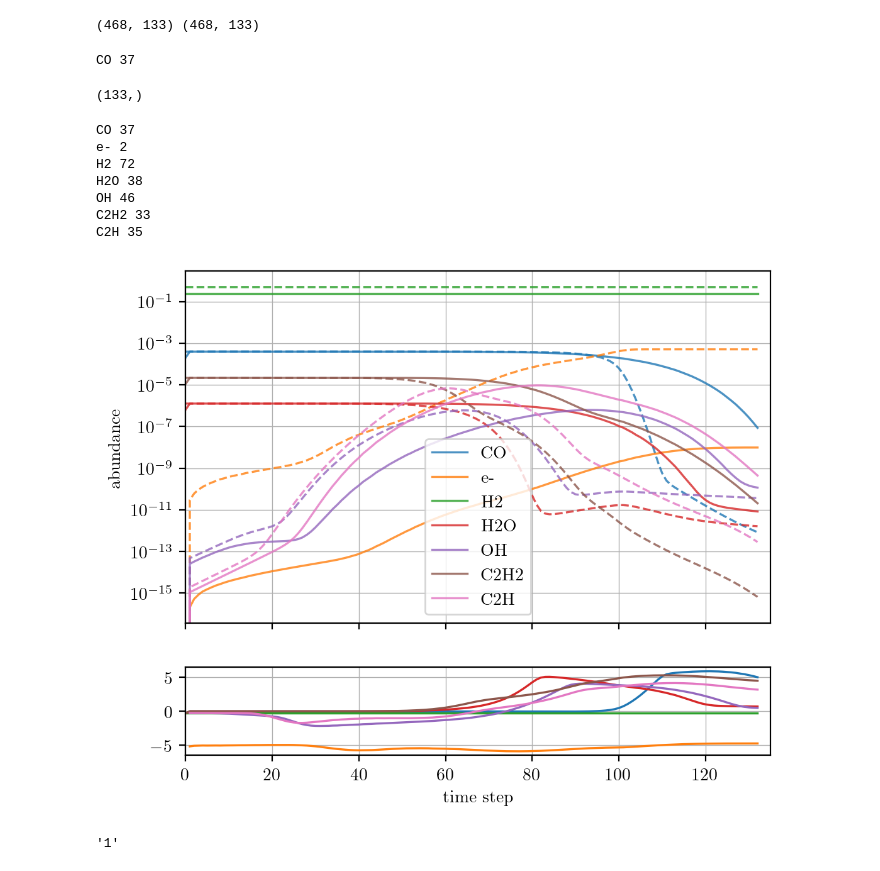
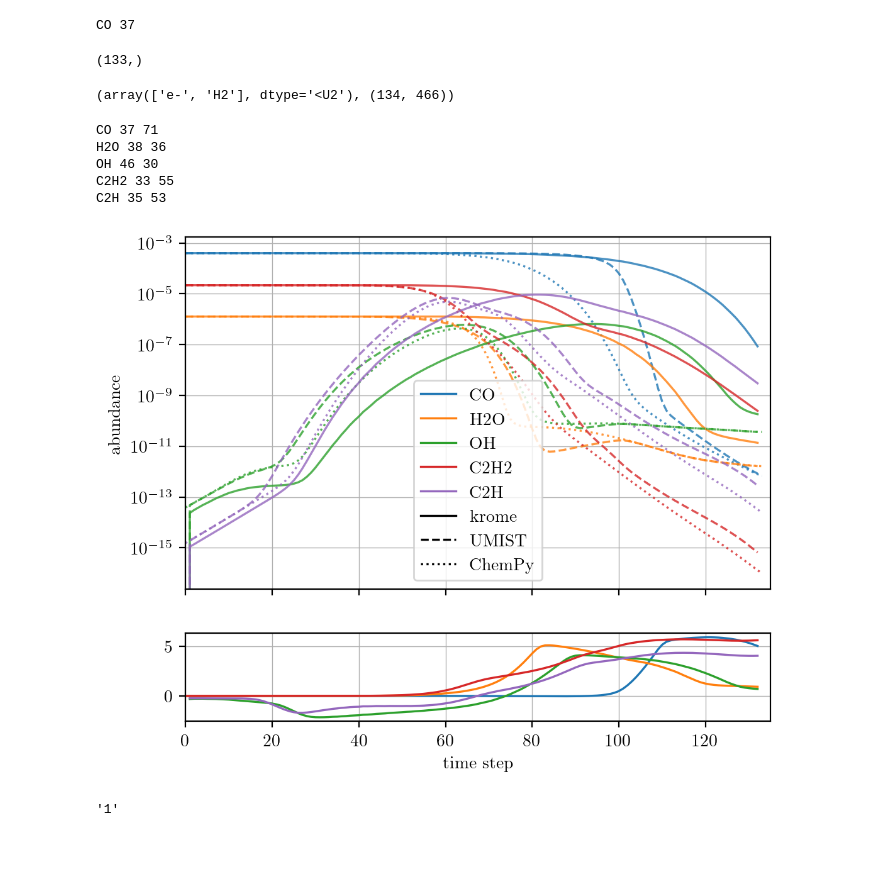
Before and after one commit to IvS-KULeuven/krome-CSE, a Jupyter notebook: benchmarkKROME.ipynb, the cells around one changed output. Saved outputs shown, nothing was run; the diff lists cells and outputs as text; code cells hidden in the pictures.

Commit message:
Adding ChemPy results

```diff
--- a/benchmarkKROME.ipynb
+++ b/benchmarkKROME.ipynb
@@ -131,7 +131,3 @@ for i in range(2,134):
 
 abs_krome = np.array(abs_krome).T
 abs_krome = np.concatenate((abs_ini/dens[0], abs_krome), axis=1)
-# %%
-print(abs_umist.shape,abs_krome.shape)
-# %% [output]
-(468, 133) (468, 133)
@@ -144,55 +180,92 @@ abs_krome[idx-1].shape
 # %% [output]
 CO 37
 (133,)
+# %%
+## get species from UMIST
+sys.path.append('/STER/silkem/ChemPy/src/')
+import rates as rate
+
+specs_umist, parnt, convs = rate.read_specs_file('C', 16)
+
+specs_dict = dict()
+idx_specs  = dict()
+for i in range(len(specs_umist)):
+    specs_dict[specs_umist[i]] = i
+    idx_specs[i] = specs_umist[i]
+# %%
+convs, abs_chempy.shape
+# %% [output]
+(array(['e-', 'H2'], dtype='<U2'), (134, 466))
 # %%
 fig, axs = plt.subplots(2,1, gridspec_kw={'height_ratios': [4,1]},figsize=(6, 5))
 ax1 = axs[0]
 ax2 = axs[1]
 
-species = ['CO',  'e-', 'H2', 'H2O', 'OH', 'C2H2', 'C2H']
+species = ['CO', 'H2O', 'OH', 'C2H2', 'C2H']#'e-',  'H2',
 
 alpha = 0.8
 ms = 3
 lw = 1.2
 
+handles = []
+
 for spec in species:
-    idx = get_idx(spec)
-    print(spec,idx)
+    ## KROME INDEX
+    i_krome = get_idx(spec)
+    ## UMIST INDEX
+    i_umist = specs_dict[spec]
+    print(spec,i_krome,i_umist)
 
-    krome = abs_krome[idx-1]/2#/dens[:len(abs_krome[idx-1])]
-    umist = abs_umist[idx-1]/dens
+
+    krome = abs_krome[i_krome-1]#/dens[:len(abs_krome[idx-1])]
+    umist = abs_umist[i_krome-1]/dens
+    chempy = abs_chempy.T[i_umist]
 
     line, = ax1.plot(krome, label = spec, alpha=alpha, ls = '-', lw =lw)
+
+    specs_legend = mlines.Line2D([],[], color = line.get_color(), ls = '-'    , label=spec,lw = lw)
+
     ax1.plot(umist,  alpha=alpha, lw =lw, ls = '--', color = line.get_color())
 
+    ax1.plot(chempy, alpha=alpha, ls = ':', lw =lw, color = line.get_color())
+
+
     ax2.plot(np.log10(krome)-np.log10(umist[:len(krome)]), color = line.get_color(), lw = lw)
+
+    handles.append(specs_legend)
+
+krome_legend = mlines.Line2D([],[], color = 'k', ls = '-', label='krome',lw = lw, alpha = 1)
+umist_legend = mlines.Line2D([],[], color = 'k', ls = '--', label='UMIST',lw = lw, alpha = 1)
+chempy_legend = mlines.Line2D([],[], color = 'k', ls = ':', label='ChemPy',lw = lw, alpha = 1)
+
+handles.append(krome_legend)
+handles.append(umist_legend)
+handles.append(chempy_legend)
 
 ax1.set_yscale('log')
 # ax1.set_ylim(1e-20, 1e-4)
 
 ax1.set_ylabel('abundance')
 ax2.set_xlabel('time step')
 
 ax1.set_xlim(0,135)
 ax2.set_xlim(0,135)
 
 ax1.xaxis.set_ticklabels([])
 ax1.grid(True, lw = 0.5)
 ax2.grid(True, lw = 0.5)
 
 # ax1.set_ylim(1e-20, 1e2)
 
-ax1.legend()
+ax1.legend(handles = handles)
 plt.show()
 # %% [output]
-CO 37
-e- 2
-H2 72
-H2O 38
-OH 46
-C2H2 33
-C2H 35
+CO 37 71
+H2O 38 36
+OH 46 30
+C2H2 33 55
+C2H 35 53
-[figure, old version]
+[figure, new version]
 # %%
 s = '/STER/silkem/fortran_0D/out/20211015_gridC_Mdot1e-6_v17-5_T_eps_model_2022-12-24h17-06-51/time/time1.out'
 
```
Also changed, not shown: parts of 1 cell of this notebook, 3 other files.
